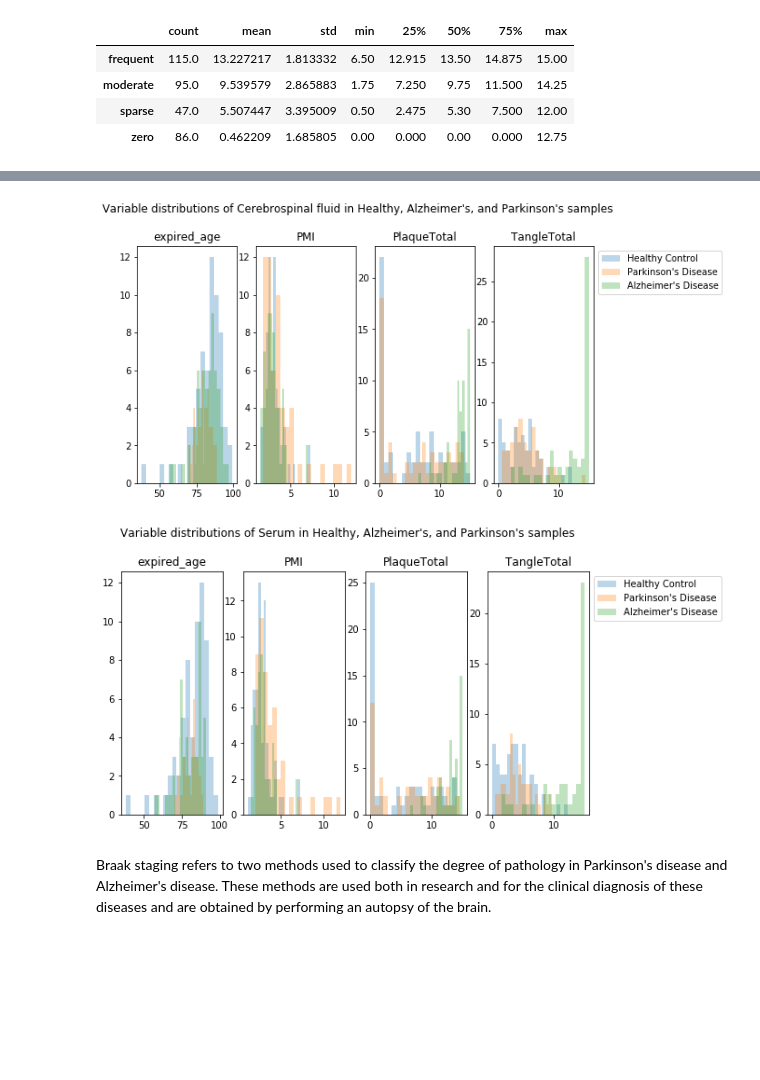
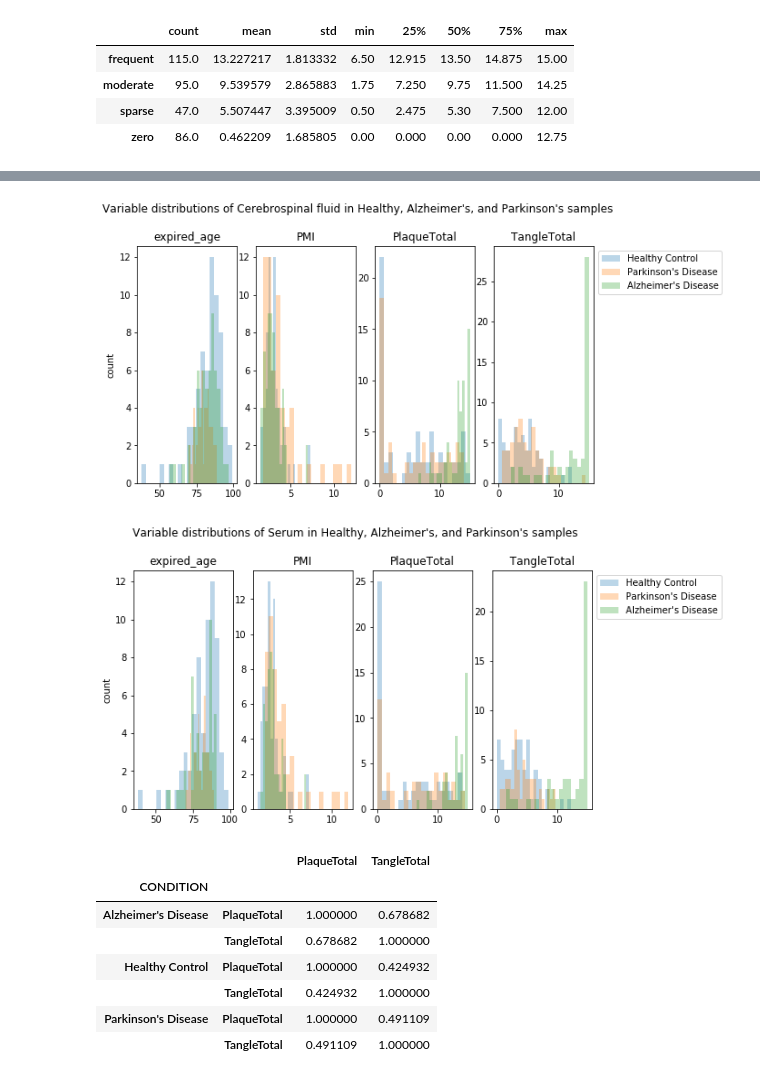
Before and after one commit to sksamra/DSC180B_B04_Capstone, a Jupyter notebook: notebooks/EDA_Details.ipynb, the cells around one changed output, grey strips where cells are left out. Cells and saved outputs as stored; diff of their text form; code cells hidden in the pictures; blank space fills up the shorter version.

```diff
--- a/notebooks/EDA_Details.ipynb
+++ b/notebooks/EDA_Details.ipynb
@@ -11,4 +17,6 @@ pd.set_option('display.max_columns', None)
 # %%
 features = ['expired_age', 'sex', 'PMI', 'sn_depigmentation', 'Braak score', 'TangleTotal', 'Plaque density',
-            'PlaqueTotal', 'CONDITION', 'BIOFLUID']
+            'PlaqueTotal', 'CONDITION', 'BIOFLUID', 'TRANSCRIPTOME READS', 'REFERENCE GENOME READS',
+            'TRANSCRIPTOME GENOME RATIO', 'PlaqueF', 'PlaqueT', 'PlaqueH', 'PlaqueE', 'TangleF',
+            'TangleT', 'TangleH', 'TangleE', 'NIA-R', 'LB Stage', 'Run']
 # %%
@@ -23,0 +54,6 @@ sra.head()
+# %%
+# distribution of LB Stage broken down by conditions
+lb_mapper = {'LB pathology unspecified or not further assessed': 'unspecified', np.nan: 'N/A'}
+sra['LB Stage'] = sra['LB Stage'].replace(lb_mapper)
+lb_stage = sra.groupby(['CONDITION', 'LB Stage'])['Run'].count().to_frame().rename(columns={'Run': 'Count'})
+lb_stage
@@ -23,0 +87,14 @@ sra.head()
+# %%
+# Distributions of reads of all samples
+fig, (ax1, ax2, ax3) = plt.subplots(3, 1)
+ax1.hist(sra['TRANSCRIPTOME READS'], bins=50)
+ax1.set_title('Distribution of Transcriptome Reads')
+ax1.set_ylabel('count')
+ax2.hist(sra['REFERENCE GENOME READS'], bins=50)
+ax2.set_title('Distribution of Reference Genome Reads')
+ax2.set_ylabel('count')
+ax3.hist(sra['TRANSCRIPTOME GENOME RATIO'], bins=50)
+ax3.set_title('Distribution of Transcriptome Genome Ratio')
+ax3.set_ylabel('count')
+fig.subplots_adjust(hspace = 0.5)
+fig.set_figheight(10)
@@ -55,28 +138,40 @@ Text(0.5, 1.0, 'Braak Score Distribution of Each Condition')
 # %%
 # numerical variables distribution
 conditions = sra.CONDITION.unique()
 biofluids = sra.BIOFLUID.unique()
 num_bins = 20
 variables = ['expired_age', 'PMI', 'PlaqueTotal', 'TangleTotal']
 for i in biofluids:
     fig, (ax1, ax2, ax3, ax4) = plt.subplots(1, 4)
     fig.set_figheight(5)
     fig.set_figwidth(9)
     ax_arr = [ax1, ax2, ax3, ax4]
     fig.suptitle('Variable distributions of %s in Healthy, Alzheimer\'s, and Parkinson\'s samples' % i)
     fig.subplots_adjust(top=0.85)
     for j in conditions:
         for k in range(len(variables)):
             data = sra.loc[(sra['CONDITION']==j) & (sra['BIOFLUID']==i)][variables[k]]
             ax = ax_arr[k]
             ax.hist(data, bins=num_bins,label=j, alpha = 0.3)
             ax.set_title(variables[k])
+            if k==0:
+                ax.set_ylabel('count')
         ax.legend(bbox_to_anchor=(1, 1))
 # %% [output]
-[figure, old version]
+[figure, new version]
-[figure, old version]
+[figure, new version]
-# %% [markdown]
-Braak staging refers to two methods used to classify the degree of pathology in Parkinson's disease and Alzheimer's disease. These methods are used both in research and for the clinical diagnosis of these diseases and are obtained by performing an autopsy of the brain.
+# %%
+# Correlation of plaque total and tangle total break-down
+sra.groupby('CONDITION')[['PlaqueTotal', 'TangleTotal']].corr()
+# %% [output]
+|  |  | PlaqueTotal | TangleTotal |
+| CONDITION |  |  |  |
+| Alzheimer's Disease | PlaqueTotal | 1.000000 | 0.678682 |
+|  | TangleTotal | 0.678682 | 1.000000 |
+| Healthy Control | PlaqueTotal | 1.000000 | 0.424932 |
+|  | TangleTotal | 0.424932 | 1.000000 |
+| Parkinson's Disease | PlaqueTotal | 1.000000 | 0.491109 |
+|  | TangleTotal | 0.491109 | 1.000000 |
 # %%
 #sample break-down
 cnt_summary_CSF = sra[sra['BIOFLUID']=='Cerebrospinal fluid'][['CONDITION', 'BIOFLUID', 'sex']].groupby(['CONDITION', 'sex']).count().unstack()
```
Also changed, not shown: parts of 12 cells of this notebook.
